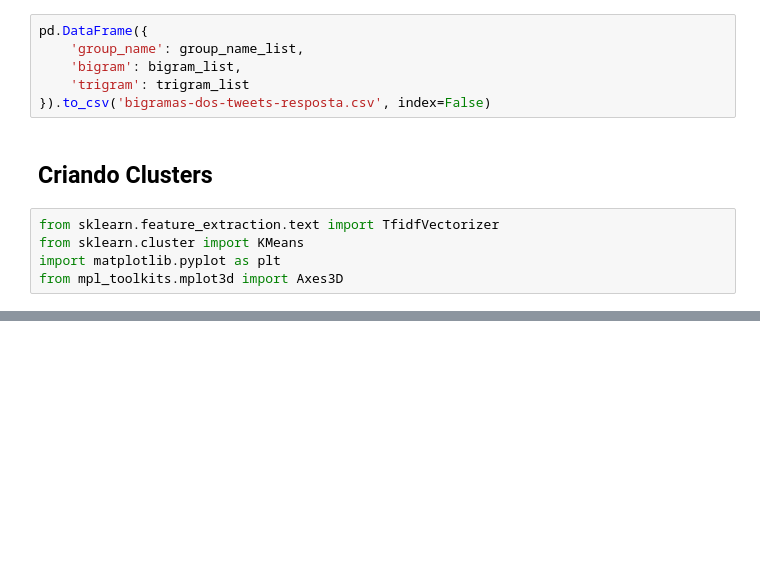
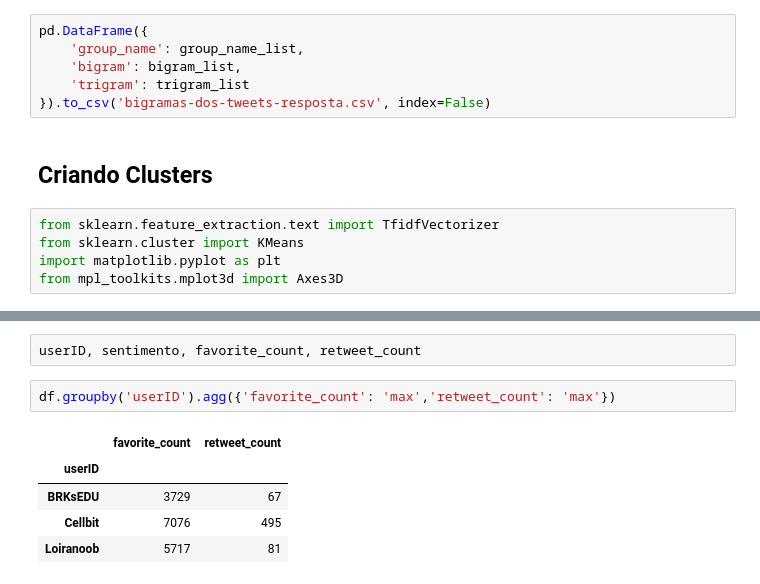
Before and after one commit to abndre/tcc-grupo02, a Jupyter notebook: analise-de-dados/Analise de dados das iteracoes dos tweets.ipynb, the cells around one changed output, grey strips where cells are left out. Drawn from its saved outputs; the diff is of its cells as text; blank space fills up the shorter version.

```diff
--- a/analise-de-dados/Analise de dados das iteracoes dos tweets.ipynb
+++ b/analise-de-dados/Analise de dados das iteracoes dos tweets.ipynb
@@ -356,0 +403,10 @@ for label in df['cluster'].unique():
+# %%
+userID, sentimento, favorite_count, retweet_count
+# %%
+df.groupby('userID').agg({'favorite_count': 'max','retweet_count': 'max'})
+# %% [output]
+|  | favorite_count | retweet_count |
+| userID |  |  |
+| BRKsEDU | 3729 | 67 |
+| Cellbit | 7076 | 495 |
+| Loiranoob | 5717 | 81 |
```
Also changed, not shown: parts of 12 cells of this notebook, 3 other files.
